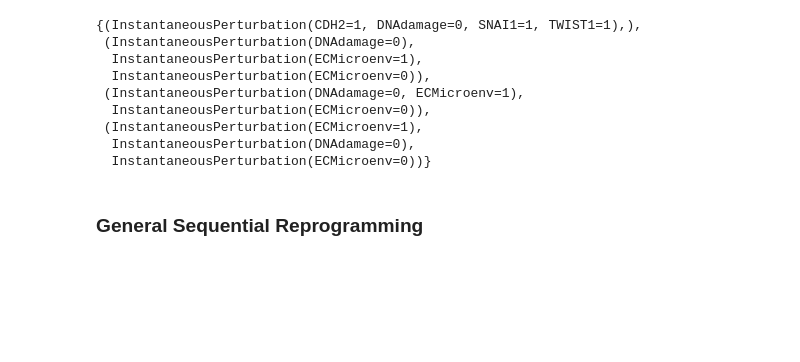
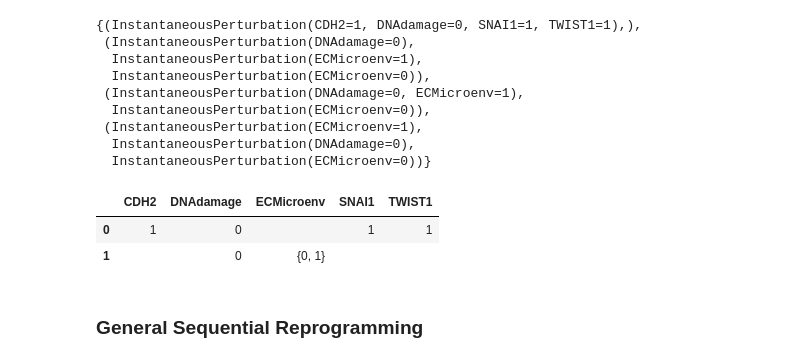
Before and after one commit to algorecell/cabean-python, a Jupyter notebook: examples/Tumour invasion.ipynb, the cells around one changed output. Cells and saved outputs as stored; diff of their text form; code cells hidden in the pictures; blank space fills up the shorter version.

```diff
--- a/examples/Tumour invasion.ipynb
+++ b/examples/Tumour invasion.ipynb
@@ -122,6 +132,12 @@ s.perturbations()
  (InstantaneousPerturbation(ECMicroenv=1),
   InstantaneousPerturbation(DNAdamage=0),
   InstantaneousPerturbation(ECMicroenv=0))}
+# %%
+s.as_table()
+# %% [output]
+|  | CDH2 | DNAdamage | ECMicroenv | SNAI1 | TWIST1 |
+| 0 | 1 | 0 |  | 1 | 1 |
+| 1 |  | 0 | {0, 1} |  |  |
 # %% [markdown]
 ### General Sequential Reprogramming
 # %%
```
Also changed, not shown: parts of 5 cells of this notebook.
